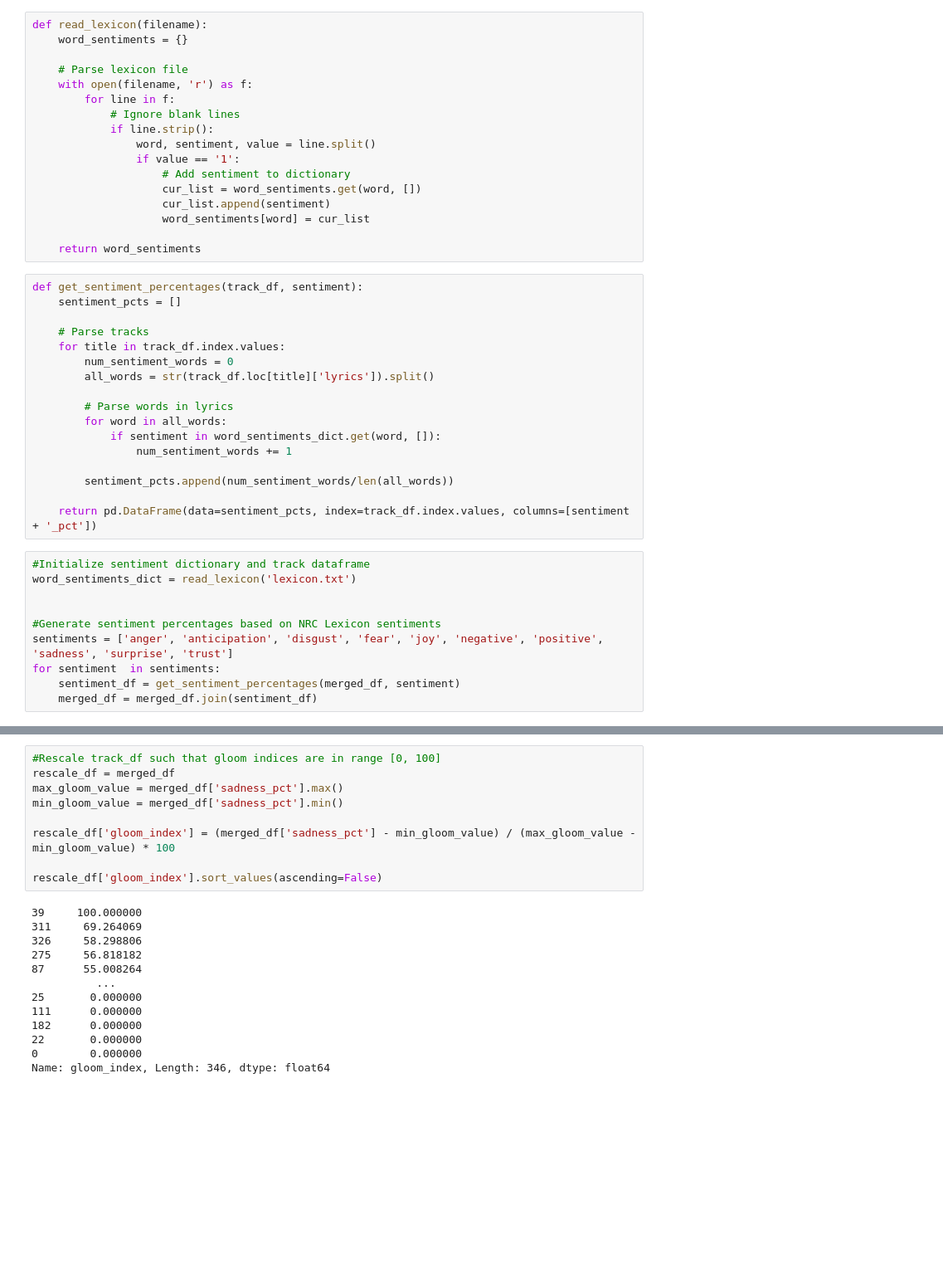
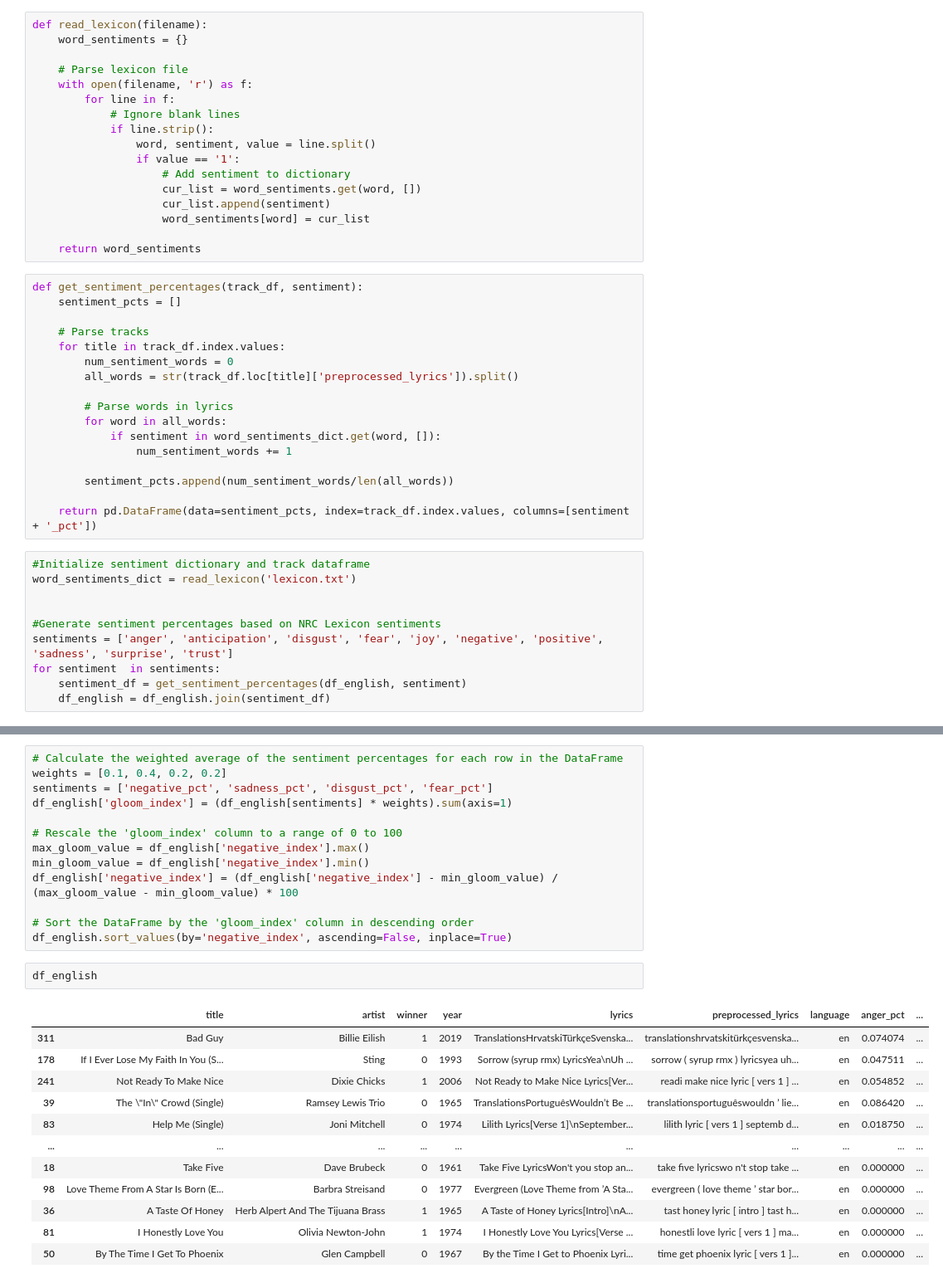
Before and after one commit to yzse/genius-grammy, a Jupyter notebook: scrape_genius.ipynb, the cells around one changed output, grey strips where cells are left out. Shown at 83% size. Cells and saved outputs as stored; diff of their text form; blank space fills up the shorter version.

```diff
--- a/scrape_genius.ipynb
+++ b/scrape_genius.ipynb
@@ -146,7 +148,7 @@ def get_sentiment_percentages(track_df, sentiment):
     # Parse tracks
     for title in track_df.index.values:
         num_sentiment_words = 0
-        all_words = str(track_df.loc[title]['lyrics']).split()
+        all_words = str(track_df.loc[title]['preprocessed_lyrics']).split()
 
         # Parse words in lyrics
         for word in all_words:
@@ -164,5 +166,5 @@ word_sentiments_dict = read_lexicon('lexicon.txt')
 #Generate sentiment percentages based on NRC Lexicon sentiments
 sentiments = ['anger', 'anticipation', 'disgust', 'fear', 'joy', 'negative', 'positive', 'sadness', 'surprise', 'trust']
 for sentiment  in sentiments:
-    sentiment_df = get_sentiment_percentages(merged_df, sentiment)
-    merged_df = merged_df.join(sentiment_df)
+    sentiment_df = get_sentiment_percentages(df_english, sentiment)
+    df_english = df_english.join(sentiment_df)
@@ -185,22 +171,28 @@ merged_df
-# %%
-#Rescale track_df such that gloom indices are in range [0, 100]
-rescale_df = merged_df
-max_gloom_value = merged_df['sadness_pct'].max()
-min_gloom_value = merged_df['sadness_pct'].min()
-
-rescale_df['gloom_index'] = (merged_df['sadness_pct'] - min_gloom_value) / (max_gloom_value - min_gloom_value) * 100
-
-rescale_df['gloom_index'].sort_values(ascending=False)
-# %% [output]
-39     100.000000
-311     69.264069
-326     58.298806
-275     56.818182
-87      55.008264
-          ...
-25       0.000000
-111      0.000000
-182      0.000000
-22       0.000000
-0        0.000000
-Name: gloom_index, Length: 346, dtype: float64
+# %%
+# Calculate the weighted average of the sentiment percentages for each row in the DataFrame
+weights = [0.1, 0.4, 0.2, 0.2]
+sentiments = ['negative_pct', 'sadness_pct', 'disgust_pct', 'fear_pct']
+df_english['gloom_index'] = (df_english[sentiments] * weights).sum(axis=1)
+
+# Rescale the 'gloom_index' column to a range of 0 to 100
+max_gloom_value = df_english['negative_index'].max()
+min_gloom_value = df_english['negative_index'].min()
+df_english['negative_index'] = (df_english['negative_index'] - min_gloom_value) / (max_gloom_value - min_gloom_value) * 100
+
+# Sort the DataFrame by the 'gloom_index' column in descending order
+df_english.sort_values(by='negative_index', ascending=False, inplace=True)
+# %%
+df_english
+# %% [output]
+|  | title | artist | winner | year | lyrics | preprocessed_lyrics | language | anger_pct | ... |
+| 311 | Bad Guy | Billie Eilish | 1 | 2019 | TranslationsHrvatskiTürkçeSvenska... | translationshrvatskitürkçesvenska... | en | 0.074074 | ... |
+| 178 | If I Ever Lose My Faith In You (S... | Sting | 0 | 1993 | Sorrow (syrup rmx) LyricsYea\nUh ... | sorrow ( syrup rmx ) lyricsyea uh... | en | 0.047511 | ... |
+| 241 | Not Ready To Make Nice | Dixie Chicks | 1 | 2006 | Not Ready to Make Nice Lyrics[Ver... | readi make nice lyric [ vers 1 ] ... | en | 0.054852 | ... |
+| 39 | The \"In\" Crowd (Single) | Ramsey Lewis Trio | 0 | 1965 | TranslationsPortuguêsWouldn’t Be ... | translationsportuguêswouldn ’ lie... | en | 0.086420 | ... |
+| 83 | Help Me (Single) | Joni Mitchell | 0 | 1974 | Lilith Lyrics[Verse 1]\nSeptember... | lilith lyric [ vers 1 ] septemb d... | en | 0.018750 | ... |
+| ... | ... | ... | ... | ... | ... | ... | ... | ... | ... |
+| 18 | Take Five | Dave Brubeck | 0 | 1961 | Take Five LyricsWon't you stop an... | take five lyricswo n't stop take ... | en | 0.000000 | ... |
+| 98 | Love Theme From A Star Is Born (E... | Barbra Streisand | 0 | 1977 | Evergreen (Love Theme from ’A Sta... | evergreen ( love theme ’ star bor... | en | 0.000000 | ... |
+| 36 | A Taste Of Honey | Herb Alpert And The Tijuana Brass | 1 | 1965 | A Taste of Honey Lyrics[Intro]\nA... | tast honey lyric [ intro ] tast h... | en | 0.000000 | ... |
+| 81 | I Honestly Love You | Olivia Newton-John | 1 | 1974 | I Honestly Love You Lyrics[Verse ... | honestli love lyric [ vers 1 ] ma... | en | 0.000000 | ... |
+| 50 | By The Time I Get To Phoenix | Glen Campbell | 0 | 1967 | By the Time I Get to Phoenix Lyri... | time get phoenix lyric [ vers 1 ]... | en | 0.000000 | ... |
```
Also changed, not shown: parts of 16 cells of this notebook, 2 other files.
